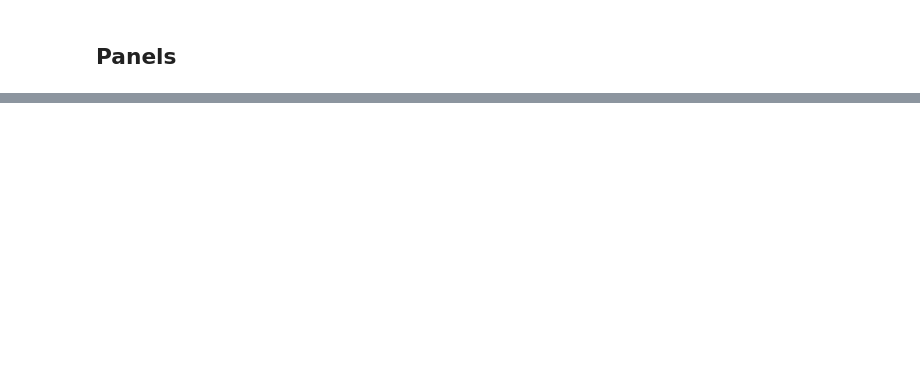
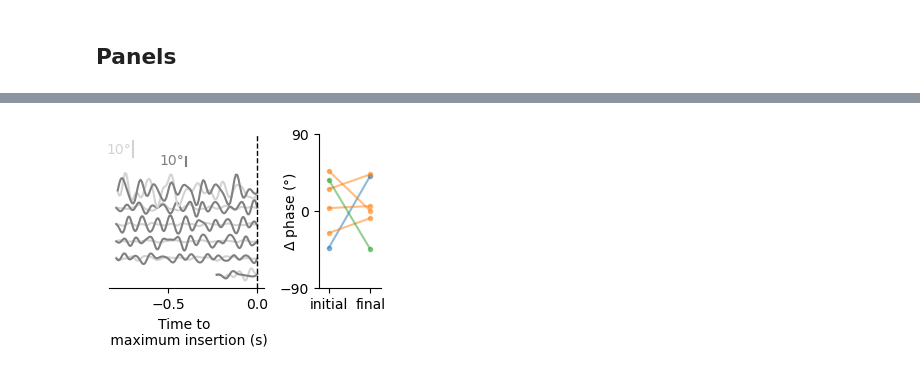
Before and after one commit to shivChitinous/bite-tracks, a Jupyter notebook: Figures.ipynb, the cells around one changed output, grey strips where cells are left out. Cells and saved outputs as stored; diff of their text form; code cells hidden in the pictures; blank space fills up the shorter version.

```diff
--- a/Figures.ipynb
+++ b/Figures.ipynb
@@ -588,0 +590,46 @@ ani.save(plot_folder + f"panel_{videoIdx}_playback_{playbackspeed}x.mp4", fps=n/
+# %%
+expDf = pd.DataFrame()
+for videoIdx in range(len(datasetDf)):
+    corrDf = bt.corrDfConstruct(videoIdx, datasetDf).copy()
+    corrDf['videoIdx'] = videoIdx
+    expDf = pd.concat([expDf, corrDf], axis=0).reset_index(drop=True)
+# %%
+from scipy.signal import butter, filtfilt, hilbert
+fig, ax = plt.subplots(1,2,figsize=(3.5, 2), gridspec_kw={'width_ratios': [1, 0.4], 'wspace': 0.5})
+condition = 'insertion'
+mask = expDf[condition] == 1
+groups = (mask != mask.shift()).cumsum()
+removal_blocks = expDf[mask].groupby(groups[mask])
+
+for bi, block in removal_blocks:
+    block = block[['time [s]', 'lab_angle', 'pal_angle', 'videoIdx']].dropna(axis=0, how='any').copy()
+    t_rel = block['time [s]'].values -block['time [s]'].values[-1]  # align to end
+    fs = 1/np.median(np.diff(block['time [s]'].values))
+    dp1 = bt.apply_bandpass_filter(block['lab_angle'], 5, 20, fs=fs, order = 4)
+    dp2 = bt.apply_bandpass_filter(block['pal_angle'], 5, 20, fs=fs, order = 4)
+    ax[0].plot(t_rel, dp1*2+bi*10, color='lightgrey')
+    ax[0].plot(t_rel, dp2+bi*10, color='grey')
+    ax[1].plot([0,1], [np.rad2deg(np.mean((np.angle(hilbert(dp1))-np.angle(hilbert(dp2)))[t_rel>-0.1])),
+ np.rad2deg(np.mean((np.angle(hilbert(dp1))-np.angle(hilbert(dp2)))[t_rel<t_rel.min()+0.1]))], '.-', color = block['videoIdx'].map(lambda x: f"C{x}").values[0], alpha=0.5)
+
+
+ax[0].plot([-0.4, -0.4], [(len(removal_blocks)*2.5)*10, (len(removal_blocks)*2.5+1)*10], color='grey', linewidth=1.5)
+ax[0].plot([-0.7, -0.7], [(len(removal_blocks)*2.5+1)*10, (len(removal_blocks)*2.5+3)*10], color='lightgrey', linewidth=1.5)
+ax[0].text(-0.85, (len(removal_blocks)*2.5+1.5)*10, '10°', color='lightgrey')
+ax[0].text(-0.55, (len(removal_blocks)*2.5+0.25)*10, '10°', color='grey')
+ax[0].axvline(0, color='k', linestyle='--', linewidth=1)
+ax[0].set_xticks([-0.5, 0])
+ax[1].set_xticks([0, 1])
+ax[1].set_xlim([-0.25, 1.25])
+ax[1].set_yticks([-90, 0, 90])
+ax[1].set_xticklabels(['initial', 'final'])
+ax[1].set_ylabel(r'$\Delta$ phase (°)', fontsize=10, labelpad=-15)
+
+ax[0].set_yticks([])
+ax[0].set_ylabel(None)
+ax[0].set_xlabel(f'Time to \n maximum {condition.replace("removal", "withdrawal")} (s)')
+sns.despine(left=True, ax=ax[0])
+sns.despine(ax=ax[1])
+plt.savefig(plot_folder + f'{condition}'+"_phase_shift.pdf", bbox_inches='tight', dpi=300)
+# %% [output]
+[figure, added]
```
Also changed, not shown: parts of 8 cells of this notebook, 22 other files.
